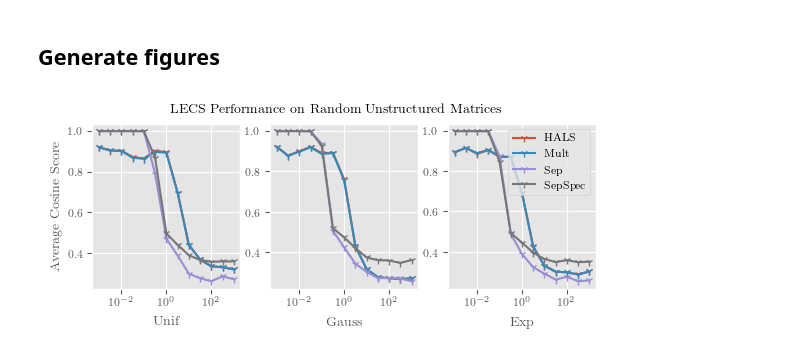
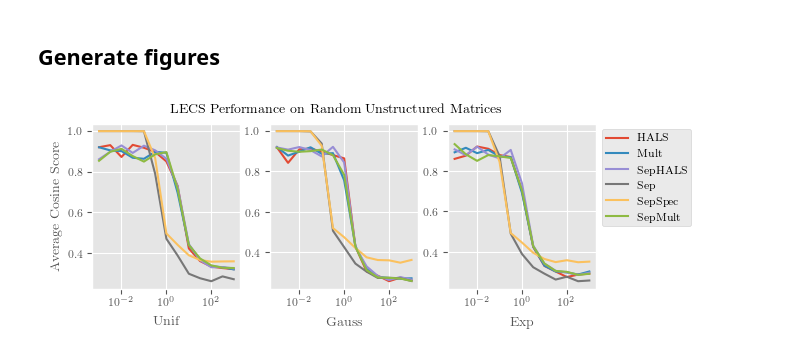
Before and after one commit to degleris1/CMF.jl, a Jupyter notebook: figures/sep_unstructured.ipynb, the cells around one changed output. Cells and saved outputs as stored; diff of their text form; code cells hidden in the pictures.

Commit message:
Ran unstructured synthethic figures for more algorithms

```diff
--- a/figures/sep_unstructured.ipynb
+++ b/figures/sep_unstructured.ipynb
@@ -34,9 +34,12 @@ noise_stop = 3
 alg_dict = Dict(
     "Sep" => Dict(:alg => :sep),
     "Mult" => Dict(:alg => :mult, :max_time => 5, :max_itr => Inf),
-    "HALS" => Dict(:alg => :mult, :max_time => 5, :max_itr => Inf),
+    "HALS" => Dict(:alg => :hals, :max_time => 5, :max_itr => Inf),
     "SepSpec" => Dict(:alg => :sep, :spectral => true),
-    # SepHALS
+    "SepHALS" => Dict(:sep_init => true, :spectral => true,
+                      :alg => :hals, :max_time => 5, :max_itr => Inf),
+    "SepMult" => Dict(:sep_init => true, :spectral => true,
+                      :alg => :mult, :max_time => 5, :max_itr => Inf)
 )
 
 
@@ -69,7 +72,7 @@ for e_type in keys(noise_types)
             data, tW, tH = data_arr[j]
             noisy_data = noise_types[e_type](data, e)
 
-            for alg in ["HALS", "SepSpec"]  #keys(alg_dict)
+            for alg in ["SepMult"]  #keys(alg_dict)
                 r = cmf.fit_cnmf(
                     noisy_data;
                     K=K, L=L,
@@ -119,23 +122,23 @@ end
 # %%
 include("./sep_plot_settings.jl")
 
 fig, axes = plt.subplots(1, 3, figsize=set_size(doc_textwidth, aspect=0.33))
 
 for (i, e_type) in Iterators.enumerate(keys(noise_types))
     ax = axes[i]
     for alg in keys(alg_dict)
-        ax.plot(noise_levels, scores[e_type, alg], label=alg)
+        ax.plot(noise_levels, scores[e_type, alg], label=alg, markersize=0)
     end
 
     ax.set_xscale("log")
     ax.set_xlabel(noise_labels[e_type])
 end
 
 fig.suptitle("LECS Performance on Random Unstructured Matrices")
-axes[3].legend()
+axes[3].legend(bbox_to_anchor=(1, 1))
 axes[1].set_ylabel("Average Cosine Score")
 plt.show()
 
 plt.savefig("./sep_unstructured.pdf")
 # %% [output]
-[figure, old version]
+[figure, new version]
```
